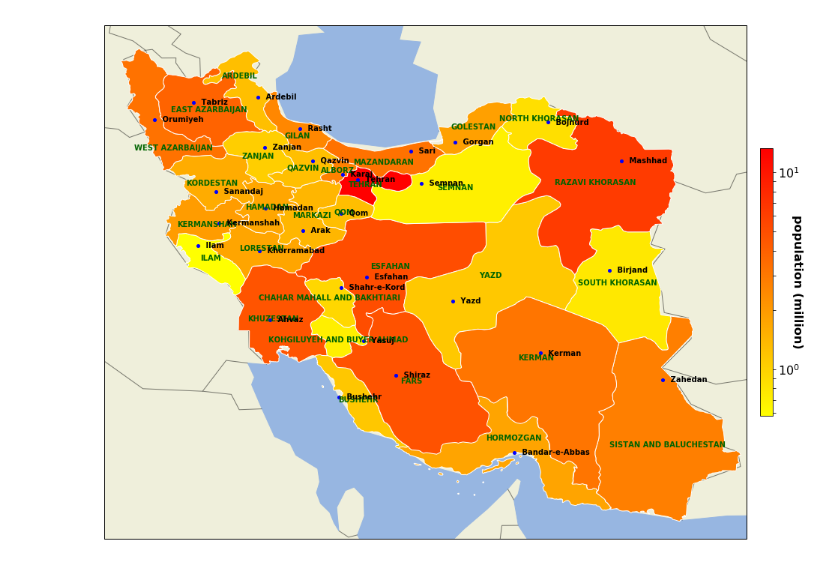
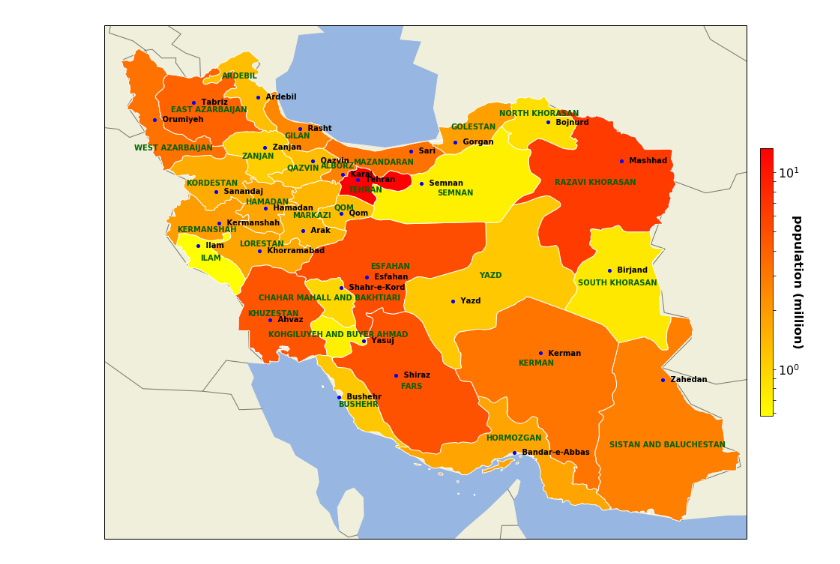
Before and after one commit to javadnoorb/iranmap, a Jupyter notebook: IranMap.ipynb, the cells around one changed output. Drawn from its saved outputs; the diff is of its cells as text; code cells hidden in the pictures.

Commit message:
Fixed overlapping city and province names

```diff
--- a/IranMap.ipynb
+++ b/IranMap.ipynb
@@ -8,6 +8,7 @@ import cartopy.crs as ccrs
 from matplotlib.ticker import LogFormatter
 import matplotlib.cm as cm
 import matplotlib.colors as mpc
+import numpy as np
 
 shpfilename = 'data/ne_10m_admin_1_states_provinces/ne_10m_admin_1_states_provinces.shp'  # http://www.naturalearthdata.com/http//www.naturalearthdata.com/download/10m/cultural/ne_10m_admin_1_states_provinces.zip
 ProvinceInformation = 'data/ProvincePopulationsAndCoords.xlsx' # Downloaded from http://www.statoids.com/uir.html and merged with coordinates from google geocode (used google api)
@@ -27,45 +28,49 @@ ax.add_feature(cartopy.feature.LAKES, alpha=0.95)
 
 
 reader = shpreader.Reader(shpfilename)
 provinces = [province for province in reader.records() if province.attributes['admin'] == 'Iran']
 
 
 norm = mpc.LogNorm(vmin=Capitals['Pop-2016'].min()/1e6,
                      vmax=Capitals['Pop-2016'].max()/1e6,
                      clip=True)
 
 sm = cm.ScalarMappable(norm=norm, cmap=cm.autumn_r)
 sm._A = []
 
 for province in provinces:
-    if province.attributes['name'] in Capitals.index:
-        provincecolor = sm.to_rgba(Capitals.loc[province.attributes['name'],'Pop-2016']/1e6)
-    else:
-        provincecolor = 'linen'
+    if province.attributes['name'] not in Capitals.index:
+        continue
+    provincecolor = sm.to_rgba(Capitals.loc[province.attributes['name'],'Pop-2016']/1e6)
+    capital = Capitals.loc[province.attributes['name']]
+
     ax.add_geometries(province.geometry, ccrs.PlateCarree(),
                       facecolor=provincecolor,edgecolor='white',
                       label=province.attributes['name'])
 
-    pl.text(province.attributes['longitude'],
-            province.attributes['latitude'],
+    y = float(province.attributes['latitude'])
+
+    if np.abs(y-capital['latitude'])<0.2:
+        y+=0.15*np.sign(y-capital['latitude'])
+
+    pl.text(province.attributes['longitude'],y,
             province.attributes['name'].upper(),
             color='darkgreen',ha='center',
             va='center',fontsize=10,fontweight='bold')
 
-    if province.attributes['name'] in Capitals.index:
-        capital = Capitals.loc[province.attributes['name']]
 
-        pl.text(capital['longitude'],
-            capital['latitude'],
-            '   '+capital['Capital'],
-            color='black',ha='left',
-            va='center',fontsize=10,fontweight='bold')
 
-        pl.plot(capital['longitude'],capital['latitude'],'bo',markersize=4)
+    pl.text(capital['longitude'],
+        capital['latitude'],
+        '   '+capital['Capital'],
+        color='black',ha='left',
+        va='center',fontsize=10,fontweight='bold')
+
+    pl.plot(capital['longitude'],capital['latitude'],'bo',markersize=4)
 
 
 cb = pl.colorbar(sm,fraction=0.02, pad=0.02);
 cb.ax.tick_params(labelsize=16);
 cb.ax.set_ylabel('population (million)\n', rotation=270,fontsize=16,fontweight='bold');
 # %% [output]
-[figure, old version]
+[figure, new version]
```
